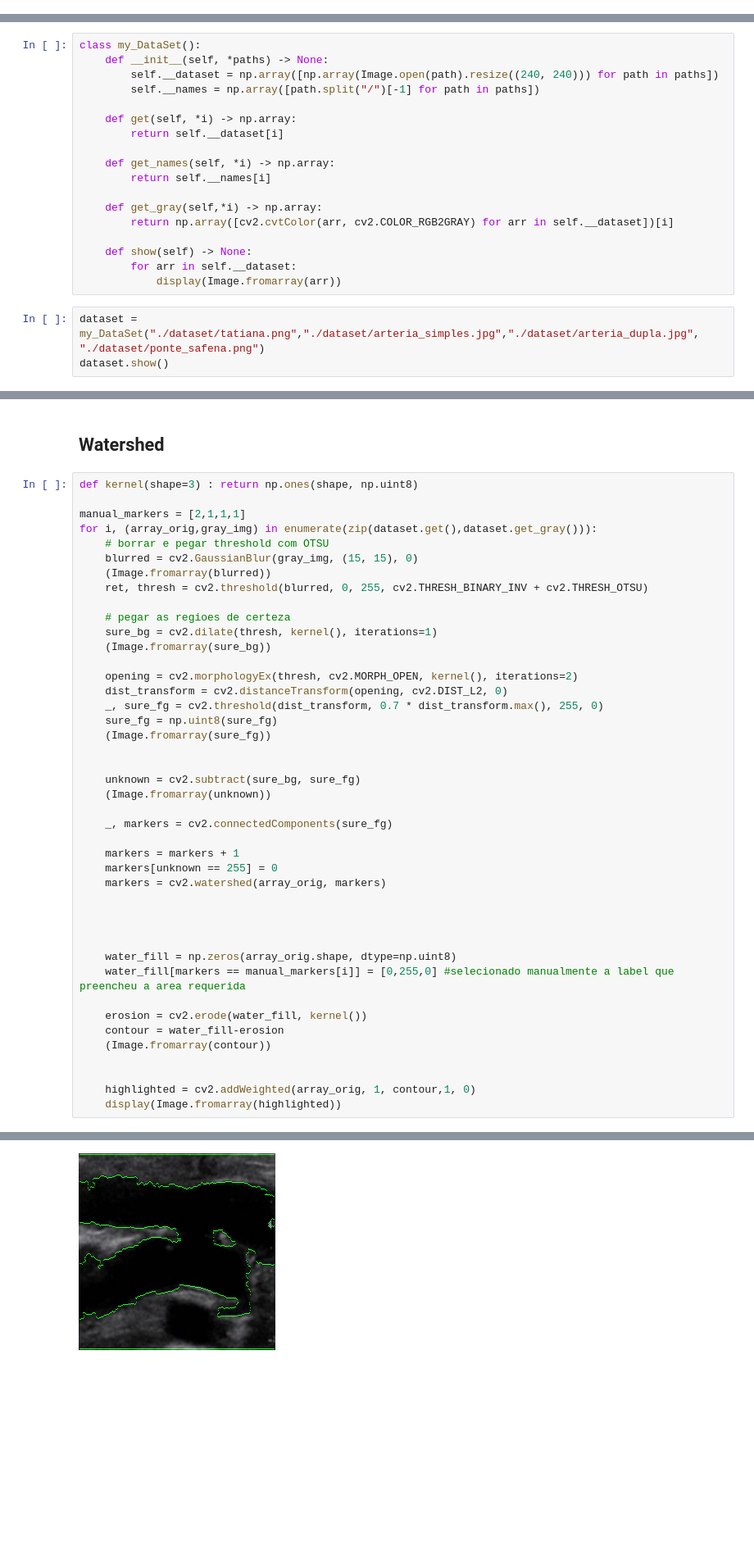
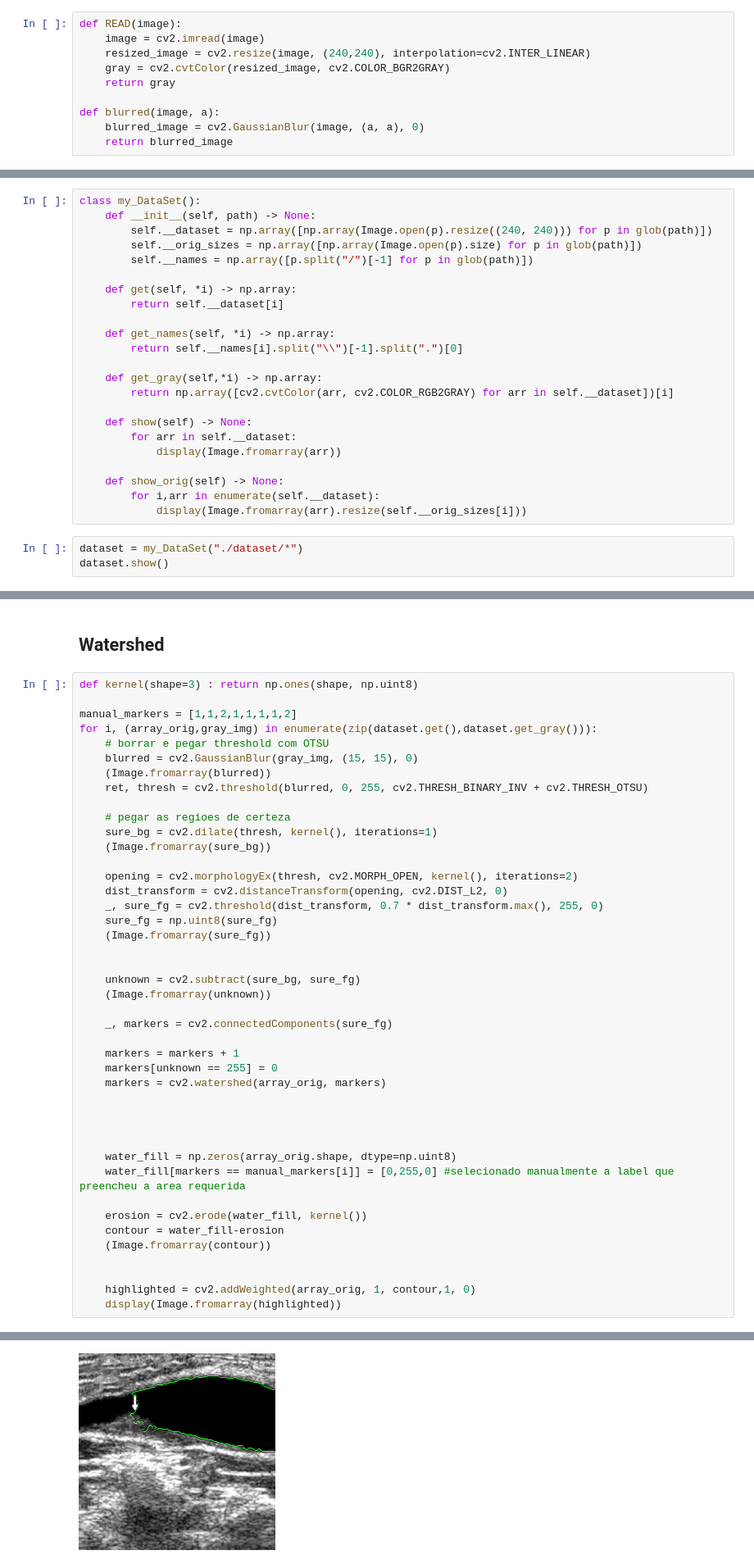
Before and after one commit to LaKHamote/segmentacao_cardiovascular, a Jupyter notebook: multiple_main.ipynb, the cells around one changed output, grey strips where cells are left out. Shown at 82% size. Cells and saved outputs as stored; diff of their text form; blank space fills up the shorter version.

```diff
--- a/multiple_main.ipynb
+++ b/multiple_main.ipynb
@@ -19,0 +25,10 @@ import matplotlib.pyplot as plt
+# %%
+def READ(image):
+    image = cv2.imread(image)
+    resized_image = cv2.resize(image, (240,240), interpolation=cv2.INTER_LINEAR)
+    gray = cv2.cvtColor(resized_image, cv2.COLOR_BGR2GRAY)
+    return gray
+
+def blurred(image, a):
+    blurred_image = cv2.GaussianBlur(image, (a, a), 0)
+    return blurred_image
@@ -20,14 +44,15 @@ import matplotlib.pyplot as plt
 # %%
 class my_DataSet():
-    def __init__(self, *paths) -> None:
-        self.__dataset = np.array([np.array(Image.open(path).resize((240, 240))) for path in paths])
-        self.__names = np.array([path.split("/")[-1] for path in paths])
+    def __init__(self, path) -> None:
+        self.__dataset = np.array([np.array(Image.open(p).resize((240, 240))) for p in glob(path)])
+        self.__orig_sizes = np.array([np.array(Image.open(p).size) for p in glob(path)])
+        self.__names = np.array([p.split("/")[-1] for p in glob(path)])
 
     def get(self, *i) -> np.array:
         return self.__dataset[i]
 
     def get_names(self, *i) -> np.array:
-        return self.__names[i]
+        return self.__names[i].split("\\")[-1].split(".")[0]
 
     def get_gray(self,*i) -> np.array:
         return np.array([cv2.cvtColor(arr, cv2.COLOR_RGB2GRAY) for arr in self.__dataset])[i]
@@ -35,7 +60,11 @@ class my_DataSet():
     def show(self) -> None:
         for arr in self.__dataset:
             display(Image.fromarray(arr))
+
+    def show_orig(self) -> None:
+        for i,arr in enumerate(self.__dataset):
+            display(Image.fromarray(arr).resize(self.__orig_sizes[i]))
 # %%
-dataset = my_DataSet("./dataset/tatiana.png","./dataset/arteria_simples.jpg","./dataset/arteria_dupla.jpg", "./dataset/ponte_safena.png")
+dataset = my_DataSet("./dataset/*")
 dataset.show()
 # %% [output]
@@ -123,7 +249,7 @@ ponte_safena.png
 # %%
 def kernel(shape=3) : return np.ones(shape, np.uint8)
 
-manual_markers = [2,1,1,1]
+manual_markers = [1,1,2,1,1,1,1,2]
 for i, (array_orig,gray_img) in enumerate(zip(dataset.get(),dataset.get_gray())):
     # borrar e pegar threshold com OTSU
     blurred = cv2.GaussianBlur(gray_img, (15, 15), 0)
@@ -169 +295 @@ for i, (array_orig,gray_img) in enumerate(zip(dataset.get(),dataset.get_gray()))
-[figure, old version]
+[figure, new version]
```
Also changed, not shown: parts of 17 cells of this notebook, 4 other files.
